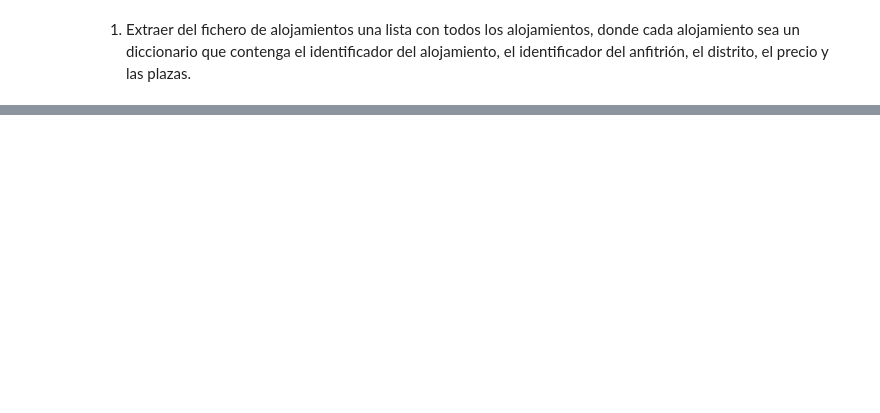
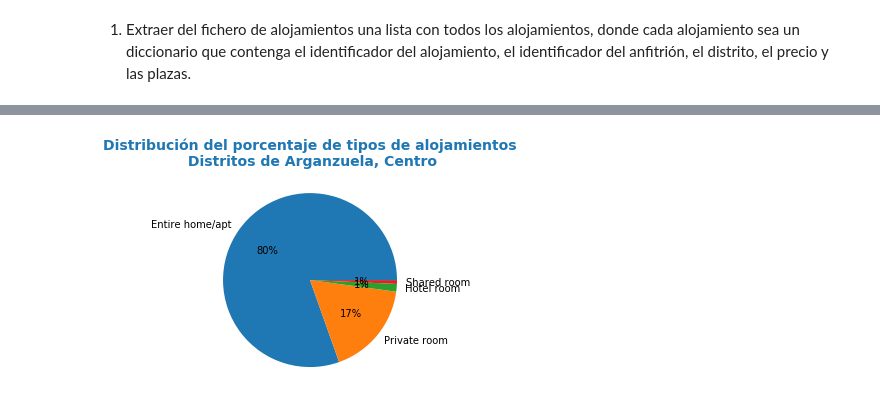
Before and after one commit to asalber/asalber.github.io, a Jupyter notebook: python/trabajos/soluciones/madrid-airbnb1.ipynb, the cells around one changed output, grey strips where cells are left out. Saved outputs shown, nothing was run; the diff lists cells and outputs as text; code cells hidden in the pictures; blank space fills up the shorter version.

```diff
--- a/python/trabajos/soluciones/madrid-airbnb1.ipynb
+++ b/python/trabajos/soluciones/madrid-airbnb1.ipynb
@@ -27,0 +164,16 @@ print(alojamientos[10])
+# %%
+import pandas as pd
+# Creamos un DataFrame desde la url del fichero csv
+alojamientos = pd.read_csv('../datos/madrid-airbnb-listings-small.csv', sep = '\t')
+# Renombramos los nombres de las columnas que queremos
+alojamientos.rename(columns = {'host_id': 'anfitrion', 'listing_url': 'url', 'room_type':'tipo_alojamiento', 'neighbourhood_group_cleansed':'distrito', 'price':'precio', 'cleaning_fee':'gastos_limpieza', 'accommodates':'plazas', 'minimum_nights':'noches_minimas', 'review_scores_rating':'puntuacion'}, inplace = True)
+# Filtramos las columnas que quermos
+alojamientos = alojamientos[['id', 'anfitrion', 'url', 'tipo_alojamiento', 'distrito', 'precio', 'gastos_limpieza', 'plazas', 'noches_minimas', 'puntuacion']]
+# Eliminamos las filas con valores desconocidos
+alojamientos = alojamientos.dropna()
+# Eliminamos el carácter $ de las columnas del precio y gastos_limpieza y las convertimos a float
+alojamientos['precio'] = alojamientos.precio.str.replace(',','').str[1:].astype('float')
+alojamientos['gastos_limpieza'] = alojamientos.gastos_limpieza.str[1:].astype('float')
+# Creamos una nueva columna con el precio por persona multiplicando el precio diario por el número mínimo de noches, sumando los gastos de limpieza y finalmente dividiendo por el número mínimo de noches y el número de plazas.
+alojamientos['precio_persona'] = (alojamientos.precio * alojamientos.noches_minimas + alojamientos.gastos_limpieza) / (alojamientos.noches_minimas + alojamientos.plazas)
+alojamientos
@@ -27,0 +290,27 @@ print(alojamientos[10])
+# %%
+import matplotlib.pyplot as plt
+
+def sectores_tipos_alojamientos(alojamientos, distritos):
+    '''
+    Función que dibuja un diagrama de sectores con los porcentajes de tipos de alojamientos en unos distritos dados.
+
+    Parámetros:
+    - alojamientos: Es una lista de diccionarios, donde cada diccionario contiene los datos de un alojamiento.
+    - distritos: Es una lista con los nombres de los distritos.
+    '''
+    # Definimos la figura y los ejes del gráfico
+    fig, ax = plt.subplots()
+    # Filtramos los distritos de la lista de distritos dada, después contamos la frecuencias de los tipos de alojamientos y dibujamos el diagrama de sectores
+    alojamientos[alojamientos.distrito.isin(distritos)].tipo_alojamiento.value_counts(normalize = True).plot(kind = 'pie',  autopct='%1.0f%%', ax = ax)
+    # Ponermos el título
+    ax.set_title('Distribución del porcentaje de tipos de alojamientos\n Distritos de ' + ', '.join(distritos), loc = "center", fontdict = {'fontsize':14, 'fontweight':'bold', 'color':'tab:blue'})
+    # Eliminamos la etiqueta del eje y
+    ax.set_ylabel('')
+    # Guardamos el gráfico.
+    plt.show()
+    return
+
+#Ejemplo
+sectores_tipos_alojamientos(alojamientos, ['Arganzuela', 'Centro'], )
+# %% [output]
+[figure, added]
```
Also changed, not shown: parts of 32 cells of this notebook, 12 other files.
